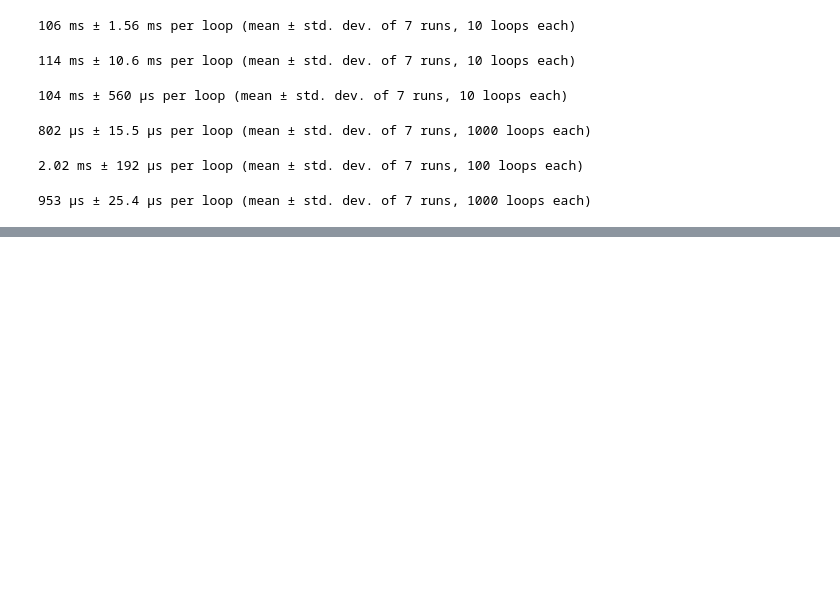
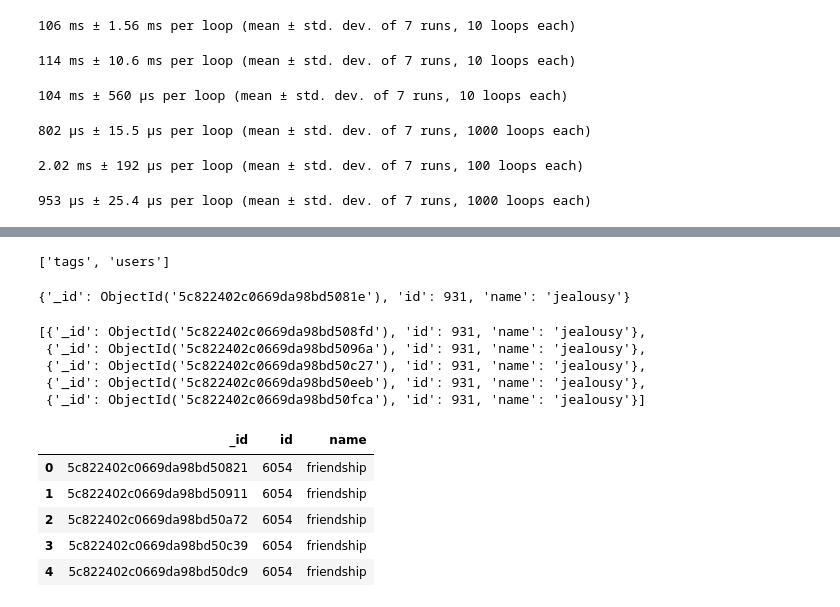
Before and after one commit to Pro100v/SkillBox-DataScience, a Jupyter notebook: JSON/18_json_sqlalchemy-pg_mongodb.ipynb, the cells around one changed output, grey strips where cells are left out. Cells and saved outputs as stored; diff of their text form; code cells hidden in the pictures; blank space fills up the shorter version.

```diff
--- a/JSON/18_json_hw.ipynb
+++ b/JSON/18_json_sqlalchemy-pg_mongodb.ipynb
@@ -371,0 +392,13 @@ df['course_id'].value_counts()
+# %%
+# строка для подключения
+mongo_conn_url = 'mongodb://students:X63673t47Gl03Sq@dsstudents.skillbox.ru:27017/?authSource=movies'
+# %%
+# инициализация клиента для подключения к mongodb
+client = pymongo.MongoClient(mongo_conn_url)
+# %%
+# запрос базы данных через передачи в клиент ключа = названия бд
+db = client['movies']
+# %%
+db.list_collection_names()
+# %% [output]
+['tags', 'users']
@@ -371,0 +407,37 @@ df['course_id'].value_counts()
+# %%
+tags.find_one()
+# %% [output]
+{'_id': ObjectId('5c822402c0669da98bd5081e'), 'id': 931, 'name': 'jealousy'}
+# %%
+filter = {'name': {'$eq': 'jealousy'}}
+
+result = tags.find(filter, limit=5, skip=1)
+docs = list(result)
+docs
+# %% [output]
+[{'_id': ObjectId('5c822402c0669da98bd508fd'), 'id': 931, 'name': 'jealousy'},
+ {'_id': ObjectId('5c822402c0669da98bd5096a'), 'id': 931, 'name': 'jealousy'},
+ {'_id': ObjectId('5c822402c0669da98bd50c27'), 'id': 931, 'name': 'jealousy'},
+ {'_id': ObjectId('5c822402c0669da98bd50eeb'), 'id': 931, 'name': 'jealousy'},
+ {'_id': ObjectId('5c822402c0669da98bd50fca'), 'id': 931, 'name': 'jealousy'}]
+# %%
+# filter - задает фильтр
+# filter = {'name': {'$regex': '.*fren.*'}}
+filter = {'name': {'$eq': 'friendship'}}
+
+# prjection - задает проекцию, т.е. перечень возвращаемых полей
+projection = {
+    '_id': True,
+    'id': True,
+    'name': True,
+}
+
+doc_df = pd.DataFrame(db.tags.find(filter, projection, limit=5, skip=0))
+doc_df
+# %% [output]
+|  | _id | id | name |
+| 0 | 5c822402c0669da98bd50821 | 6054 | friendship |
+| 1 | 5c822402c0669da98bd50911 | 6054 | friendship |
+| 2 | 5c822402c0669da98bd50a72 | 6054 | friendship |
+| 3 | 5c822402c0669da98bd50c39 | 6054 | friendship |
+| 4 | 5c822402c0669da98bd50dc9 | 6054 | friendship |
```
Also changed, not shown: parts of 9 cells of this notebook, 1 other file.
